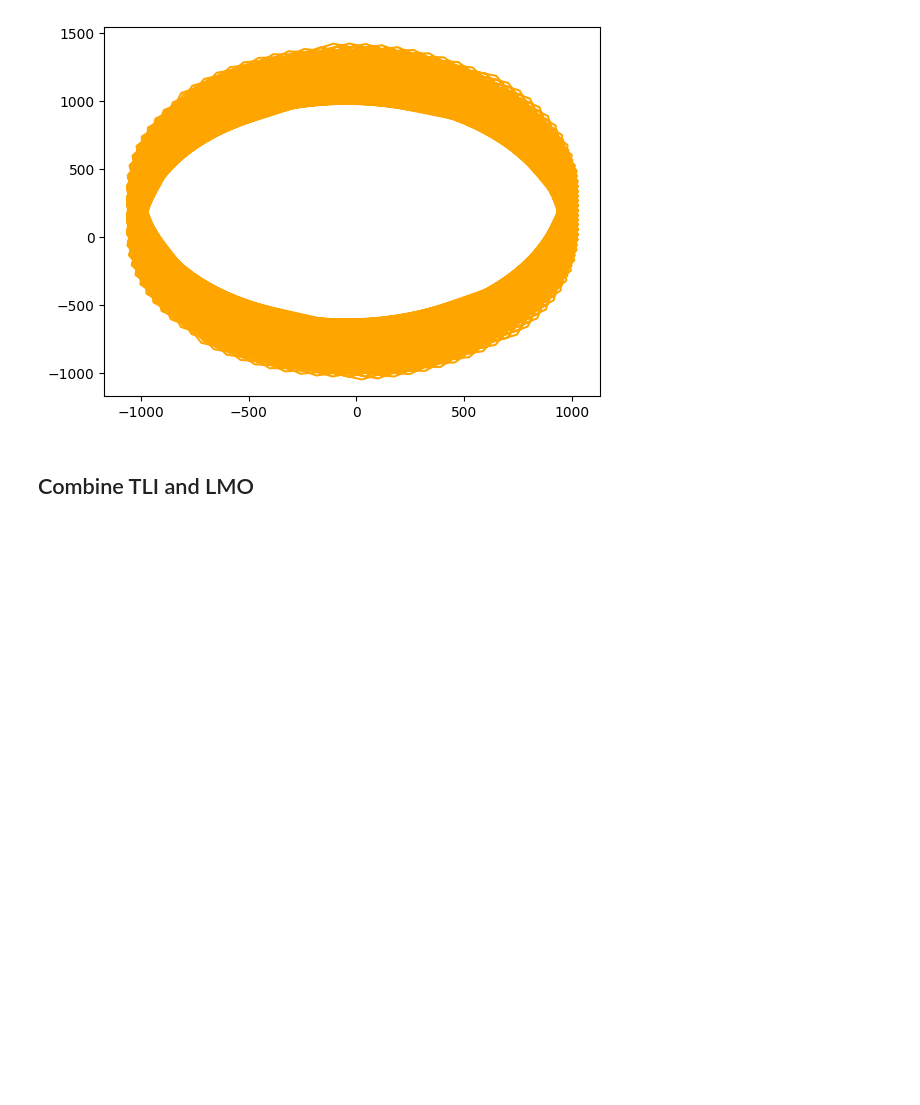
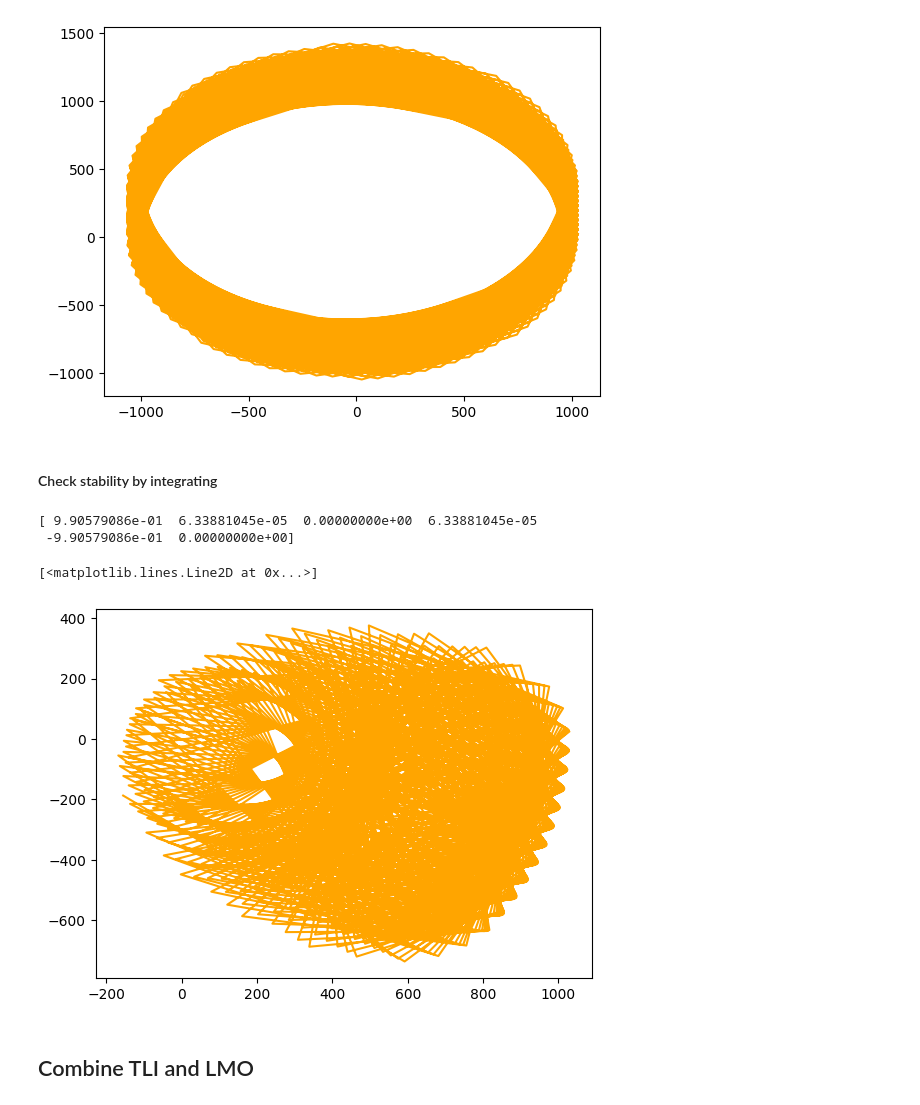
Before and after one commit to samcoulthurst/TrajectoryOptimizer, a Jupyter notebook: notebooks/results_viewer.ipynb, the cells around one changed output. Drawn from its saved outputs; the diff is of its cells as text; code cells hidden in the pictures; blank space fills up the shorter version.

```diff
--- a/notebooks/results_viewer.ipynb
+++ b/notebooks/results_viewer.ipynb
@@ -111,3 +111,11 @@ plt.plot(states_llo_rotating[0,:]*em.l_star*1e-3 - 379750, states_llo_rotating[1
 # %% [output]
 [<matplotlib.lines.Line2D at 0x...>]
 [figure]
+# %% [markdown]
+#### Check stability by integrating
+# %%
+state1 = states_llo_rotating[:,0]
+print(state1)
+# %% [output]
+[ 9.90579086e-01  6.33881045e-05  0.00000000e+00  6.33881045e-05
+ -9.90579086e-01  0.00000000e+00]
@@ -114,3 +129,8 @@ plt.plot(states_llo_rotating[0,:]*em.l_star*1e-3 - 379750, states_llo_rotating[1
+# %%
+plt.plot(states[0,:]*em.l_star*1e-3 - 379750, states[1,:]*em.l_star*1e-3, label="LLMO Orbit", color="orange")
+# %% [output]
+[<matplotlib.lines.Line2D at 0x...>]
+[figure, added]
 # %% [markdown]
 ## Combine TLI and LMO
 # %%
```
Also changed, not shown: parts of 4 cells of this notebook, 12 other files.
